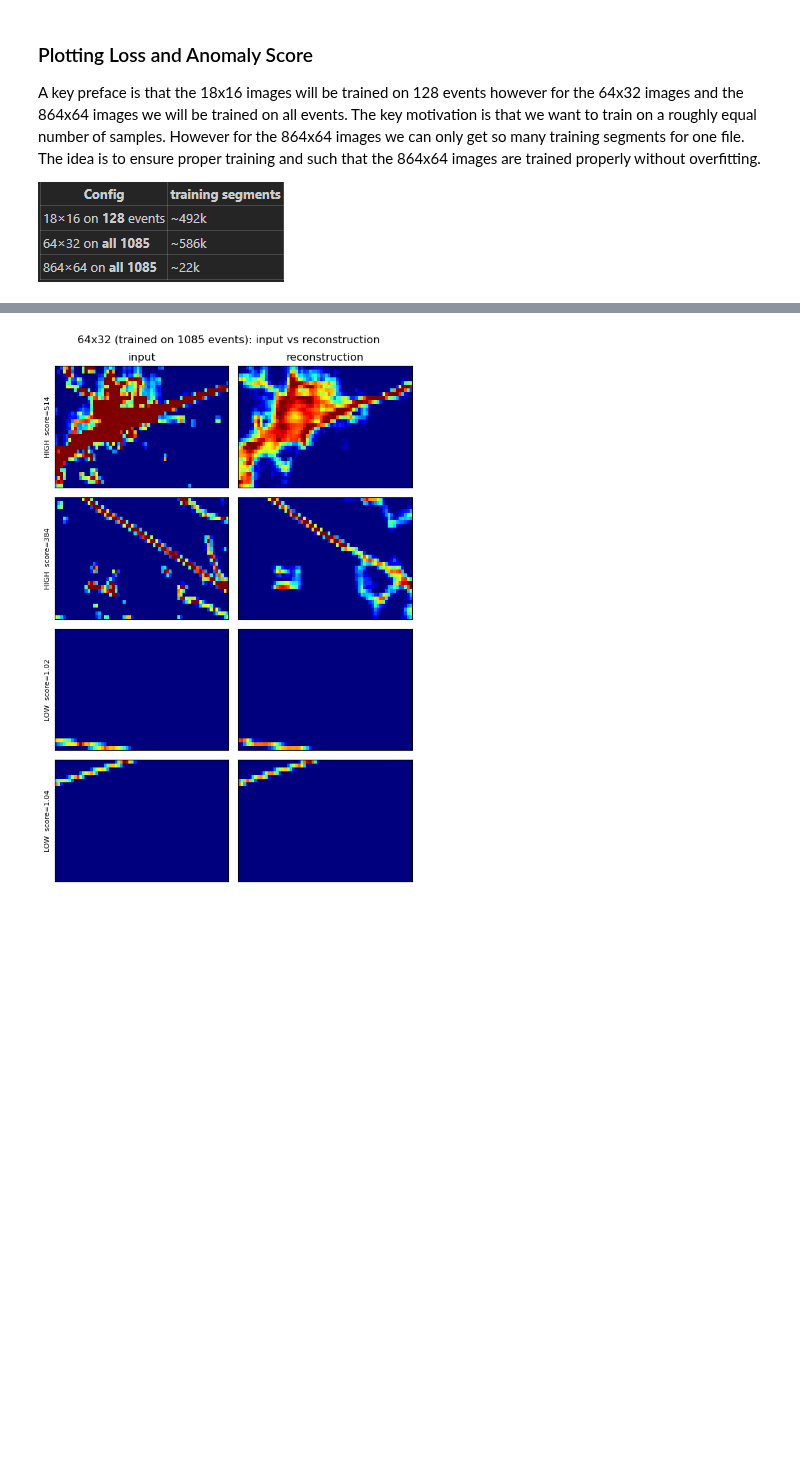
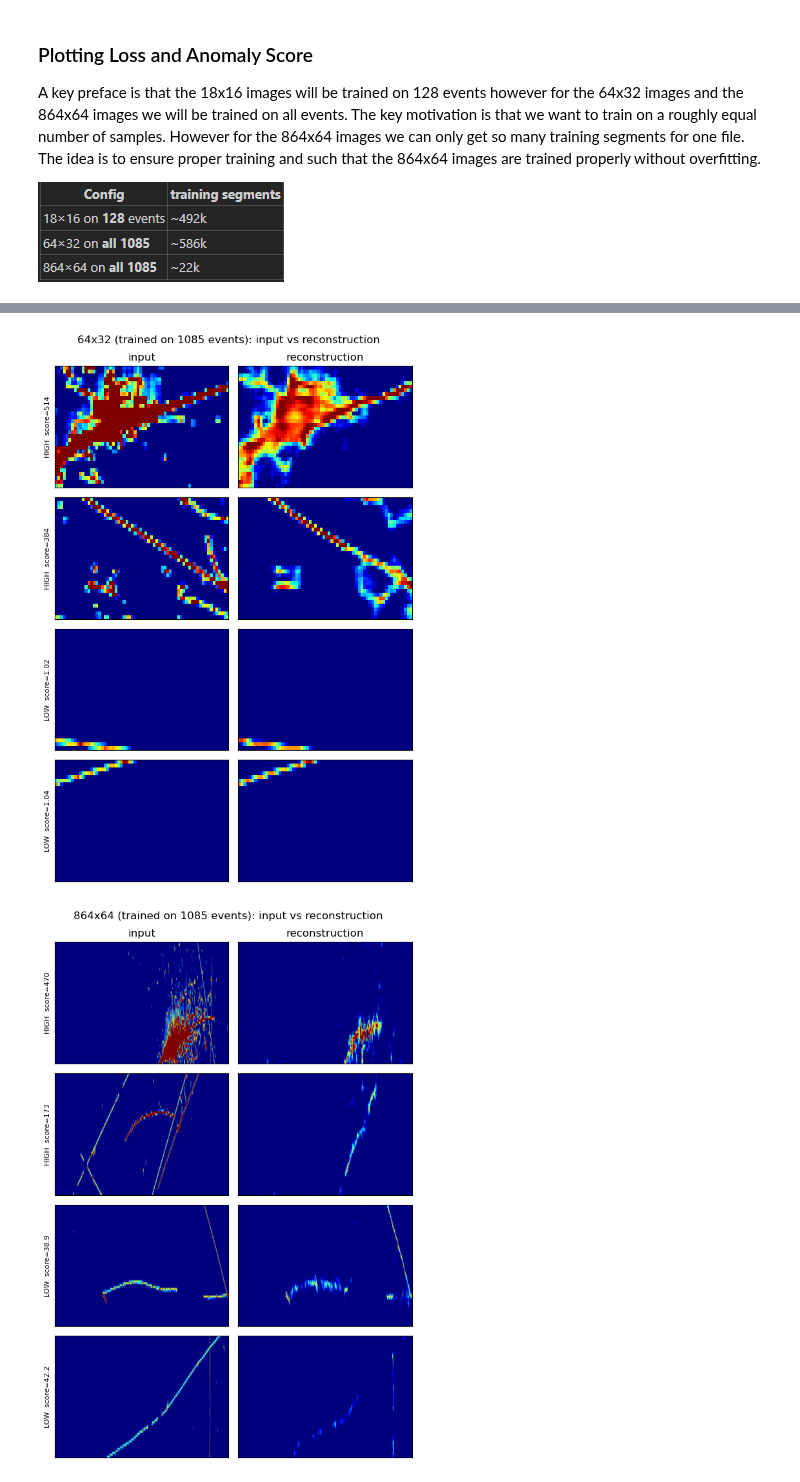
Before and after one commit to AidanShim/SCARAB, a Jupyter notebook: tutorial/MBOONE/microboone_open_data.ipynb, the cells around one changed output, grey strips where cells are left out. Cells and saved outputs as stored; diff of their text form; code cells hidden in the pictures; blank space fills up the shorter version.

```diff
--- a/tutorial/MBOONE/microboone_open_data.ipynb
+++ b/tutorial/MBOONE/microboone_open_data.ipynb
@@ -269,32 +282,33 @@ plt.tight_layout(); plt.show()
 # %%
 # PHASE 2 - High vs low anomaly-score segments: input next to the model's reconstruction.
-# Reuses the models + scored samples from the anomaly-score cell above (run that first).
+# All three cuts. Reuses the models + scored samples from the anomaly-score cell above (run that first).
 import numpy as np
 import matplotlib.pyplot as plt
 
-for label in ["18x16", "64x32"]:
+for label in ["18x16", "64x32", "864x64"]:
     d = eval_data[label]
     model, X, scores = d["model"], d["X"], d["scores"]
 
     frac = (X > 0).reshape(len(X), -1).mean(axis=1)     # fraction of lit pixels per segment
     order = np.argsort(scores)                            # ascending score
     pool = order[frac[order] >= 0.02]                     # only segments with a real track
     picks = list(pool[-2:][::-1]) + list(pool[:2])        # 2 highest score, then 2 lowest
     tags = ["HIGH", "HIGH", "LOW", "LOW"]
-    recon = model.predict(X[picks], verbose=0)
+    recon = model.predict(X[picks], verbose=0, batch_size=d["pbatch"])
 
     fig, axes = plt.subplots(len(picks), 2, figsize=(6, 2.2 * len(picks)))
     for r, (k, tag) in enumerate(zip(picks, tags)):
         vmax = max(1.0, float(X[k].max()))
         axes[r, 0].imshow(X[k, :, :, 0].T, origin="lower", cmap="jet", vmin=0, vmax=vmax, aspect="auto")
         axes[r, 0].set_ylabel("%s  score=%.3g" % (tag, scores[k]), fontsize=8)
         axes[r, 1].imshow(recon[r, :, :, 0].T, origin="lower", cmap="jet", vmin=0, vmax=vmax, aspect="auto")
         for c in (0, 1):
             axes[r, c].set_xticks([]); axes[r, c].set_yticks([])
     axes[0, 0].set_title("input"); axes[0, 1].set_title("reconstruction")
     fig.suptitle("%s (trained on %d events): input vs reconstruction" % (label, d["nev"]))
     plt.tight_layout(); plt.show()
 # %% [output]
 [figure]
 [figure]
+[figure, added]
 # %%
```
Also changed, not shown: parts of 9 cells of this notebook, 6 other files.
